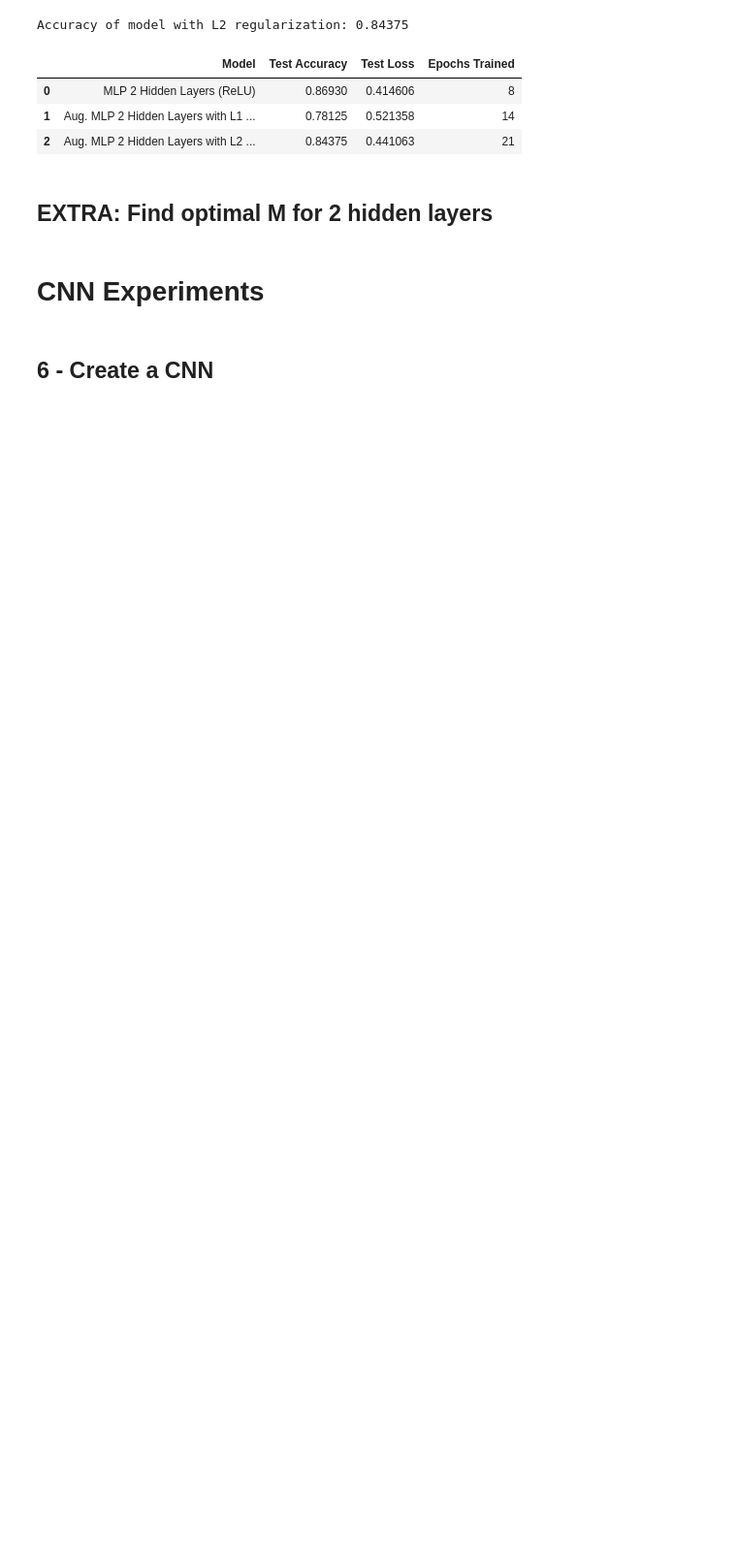
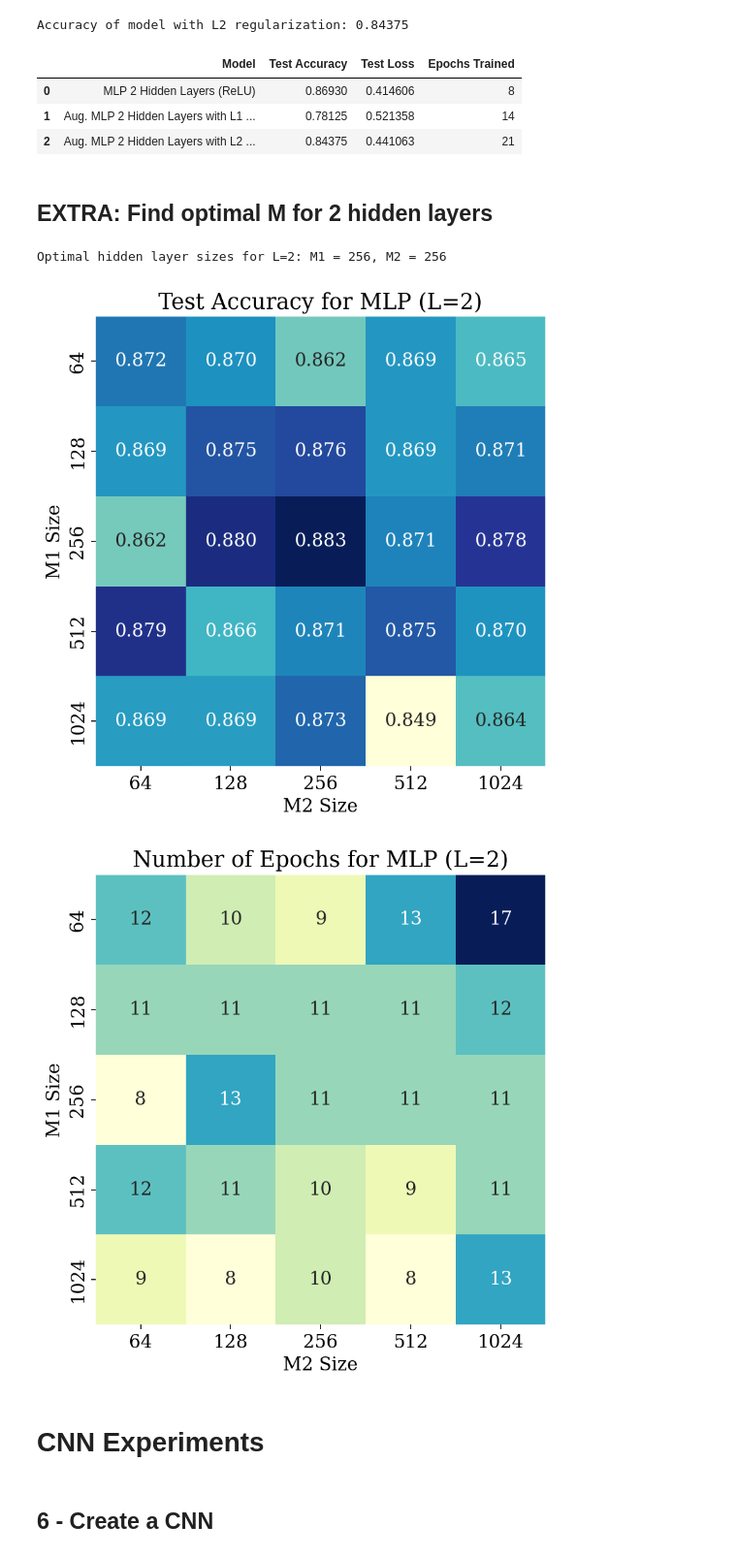
Before and after one commit to audrey352/COMP551, a Jupyter notebook: Assignment3/A3_notebook.ipynb, the cells around one changed output. Shown at 97% size. Drawn from its saved outputs; the diff is of its cells as text; code cells hidden in the pictures; blank space fills up the shorter version.

```diff
--- a/Assignment3/A3_notebook.ipynb
+++ b/Assignment3/A3_notebook.ipynb
@@ -83,7 +81,7 @@ def plot_gridsearch_results(
     x_label,
     x_range,
     y_label,
-    y_range ,
+    y_range,
 ):
     # plot heatmap of results
     heatmap_acc = pd.DataFrame(index=y_range, columns=x_range)
@@ -112,7 +110,7 @@ def plot_gridsearch_results(
     plt.ylabel(y_label)
     plt.grid(False)
 
-    plt.title(f'Number of Epochs for MLP (L={L})')
+    plt.title(title = f'Number of Epochs for MLP (L={L})')
     plt.savefig(os.path.join(SAVEDIR, f'gridsearch_mlp_epochs_L{L}_{x_label}_{y_label}.png'))
     plt.show()
 # %% [markdown]
@@ -1664,10 +1664,28 @@ print(f"Best hidden layer sizes for L=2: M1 = {best_hyper_M[0][0]}, M2 = {best_h
 # %%
-# save all model results
-with open(os.path.join(MODELDIR, 'M1M2_grid_search_results.pkl'), 'wb') as f:
-    pickle.dump({
-        'M1M2': tuning_results_M,
-        'M1M2_best': best_hyper_M,
-    }, f)
+# # save all model results
+# with open(os.path.join(MODELDIR, 'M1M2_grid_search_results.pkl'), 'wb') as f:
+#     pickle.dump({
+#         'M1M2': tuning_results_M,
+#         'M1M2_best': best_hyper_M,
+#     }, f)
+# %%
+# Load hyperparameters **DON'T RERUN GRID SEARCH ABOVE**
+with open(os.path.join(MODELDIR, 'M1M2_grid_search_results.pkl'), 'rb') as f:
+    tuning_results_M = pickle.load(f)
+
+M1_BEST = tuning_results_M['M1M2_best'][0][0]
+M2_BEST = tuning_results_M['M1M2_best'][0][1]
+results_M = tuning_results_M['M1M2']
+
+print(f"Optimal hidden layer sizes for L=2: M1 = {M1_BEST}, M2 = {M2_BEST}")
+# %% [output]
+Optimal hidden layer sizes for L=2: M1 = 256, M2 = 256
+# %%
+plot_gridsearch_results(results_M, L=2, x_label='M2 Size', y_label='M1 Size',
+                        x_range=M2_range, y_range=M1_range, savefile='M1M2_gridsearch.png')
+# %% [output]
+[figure, added]
+[figure, added]
 # %% [markdown]
 # CNN Experiments
 # %% [markdown]
```
Also changed, not shown: parts of 24 cells of this notebook, 9 other files.
